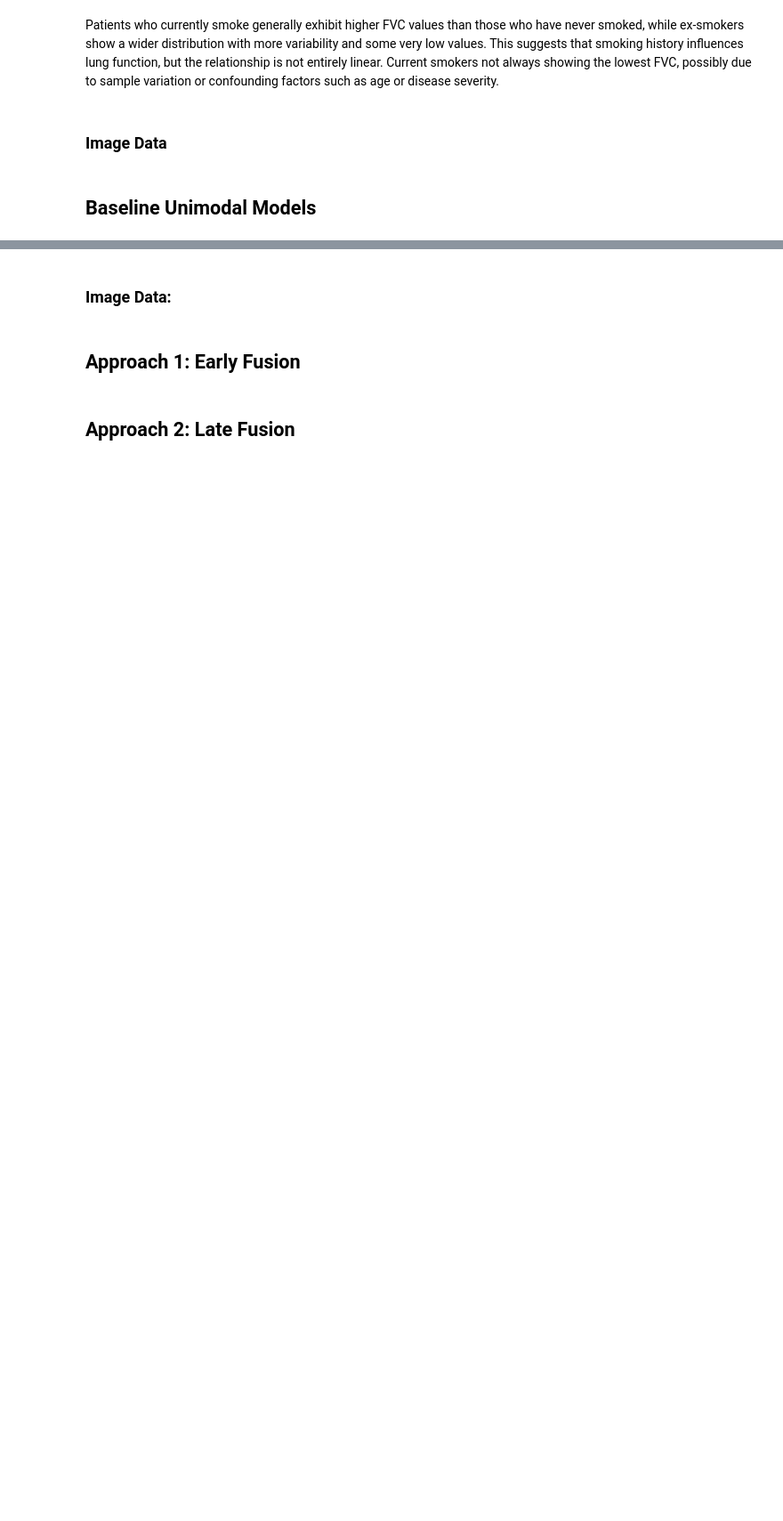
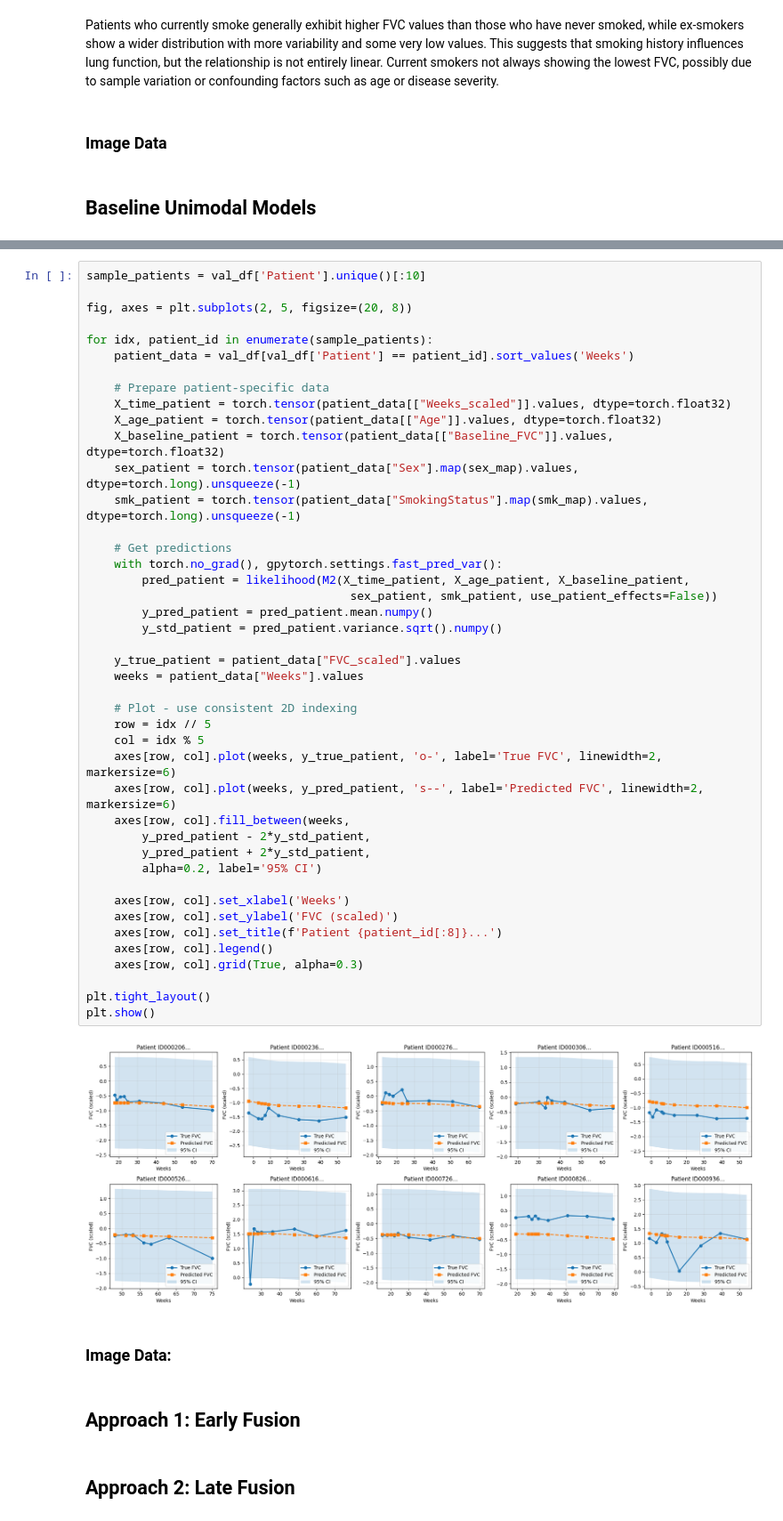
Before and after one commit to unfulw/pulmonary_fibrosis, a Jupyter notebook: main.ipynb, the cells around one changed output, grey strips where cells are left out. Shown: that part at 89% size. Drawn from its saved outputs; the diff is of its cells as text; blank space fills up the shorter version.

```diff
--- a/main.ipynb
+++ b/main.ipynb
@@ -181,3 +292,48 @@ R²: 0.23963278532028198
+# %%
+sample_patients = val_df['Patient'].unique()[:10]
+
+fig, axes = plt.subplots(2, 5, figsize=(20, 8))
+
+for idx, patient_id in enumerate(sample_patients):
+    patient_data = val_df[val_df['Patient'] == patient_id].sort_values('Weeks')
+
+    # Prepare patient-specific data
+    X_time_patient = torch.tensor(patient_data[["Weeks_scaled"]].values, dtype=torch.float32)
+    X_age_patient = torch.tensor(patient_data[["Age"]].values, dtype=torch.float32)
+    X_baseline_patient = torch.tensor(patient_data[["Baseline_FVC"]].values, dtype=torch.float32)
+    sex_patient = torch.tensor(patient_data["Sex"].map(sex_map).values, dtype=torch.long).unsqueeze(-1)
+    smk_patient = torch.tensor(patient_data["SmokingStatus"].map(smk_map).values, dtype=torch.long).unsqueeze(-1)
+
+    # Get predictions
+    with torch.no_grad(), gpytorch.settings.fast_pred_var():
+        pred_patient = likelihood(M2(X_time_patient, X_age_patient, X_baseline_patient,
+                                      sex_patient, smk_patient, use_patient_effects=False))
+        y_pred_patient = pred_patient.mean.numpy()
+        y_std_patient = pred_patient.variance.sqrt().numpy()
+
+    y_true_patient = patient_data["FVC_scaled"].values
+    weeks = patient_data["Weeks"].values
+
+    # Plot - use consistent 2D indexing
+    row = idx // 5
+    col = idx % 5
+    axes[row, col].plot(weeks, y_true_patient, 'o-', label='True FVC', linewidth=2, markersize=6)
+    axes[row, col].plot(weeks, y_pred_patient, 's--', label='Predicted FVC', linewidth=2, markersize=6)
+    axes[row, col].fill_between(weeks,
+        y_pred_patient - 2*y_std_patient,
+        y_pred_patient + 2*y_std_patient,
+        alpha=0.2, label='95% CI')
+
+    axes[row, col].set_xlabel('Weeks')
+    axes[row, col].set_ylabel('FVC (scaled)')
+    axes[row, col].set_title(f'Patient {patient_id[:8]}...')
+    axes[row, col].legend()
+    axes[row, col].grid(True, alpha=0.3)
+
+plt.tight_layout()
+plt.show()
+# %% [output]
+[figure, added]
 # %% [markdown]
 ### Image Data:
 # %% [markdown]
```
Also changed, not shown: parts of 8 cells of this notebook, 7 other files.
